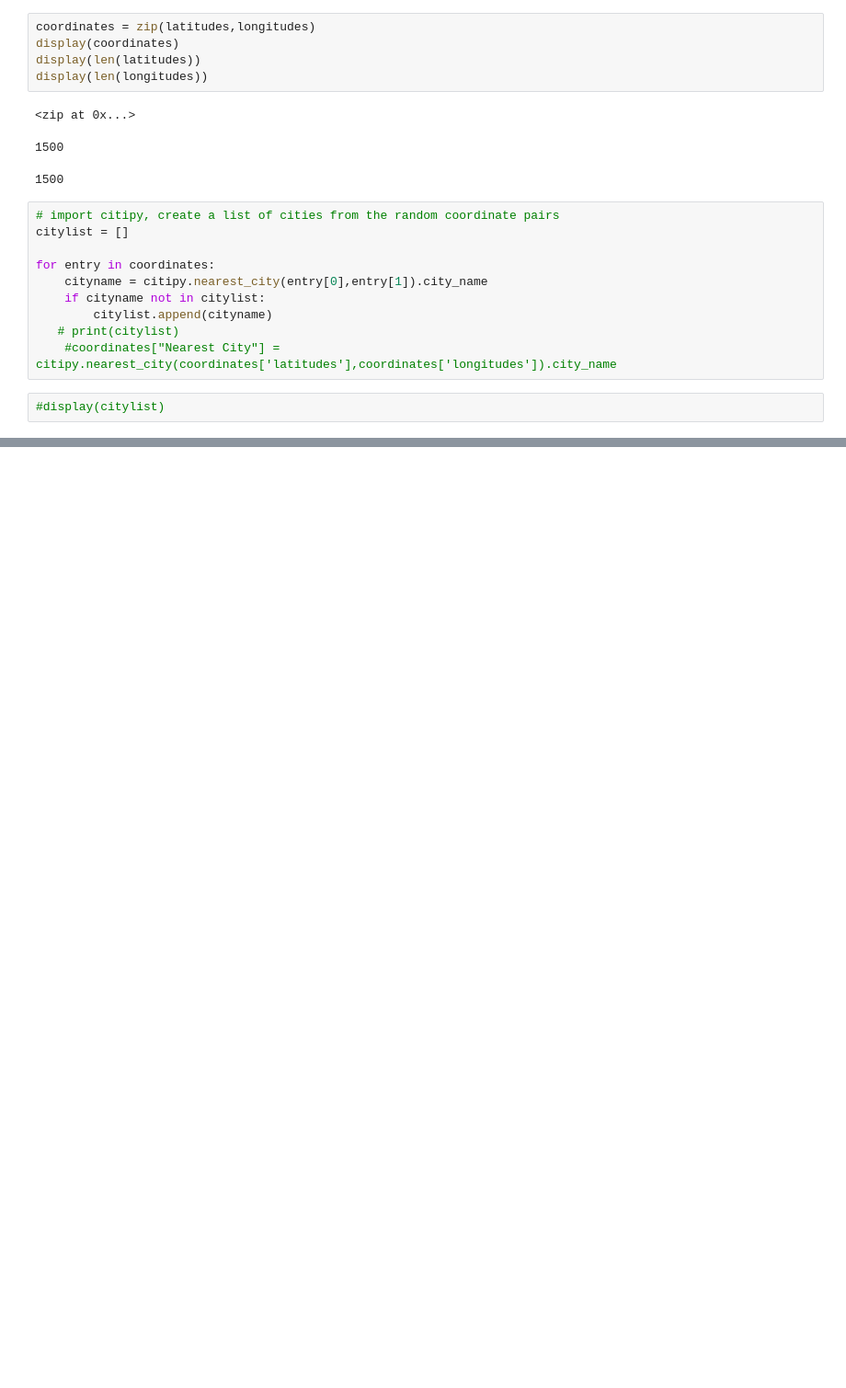
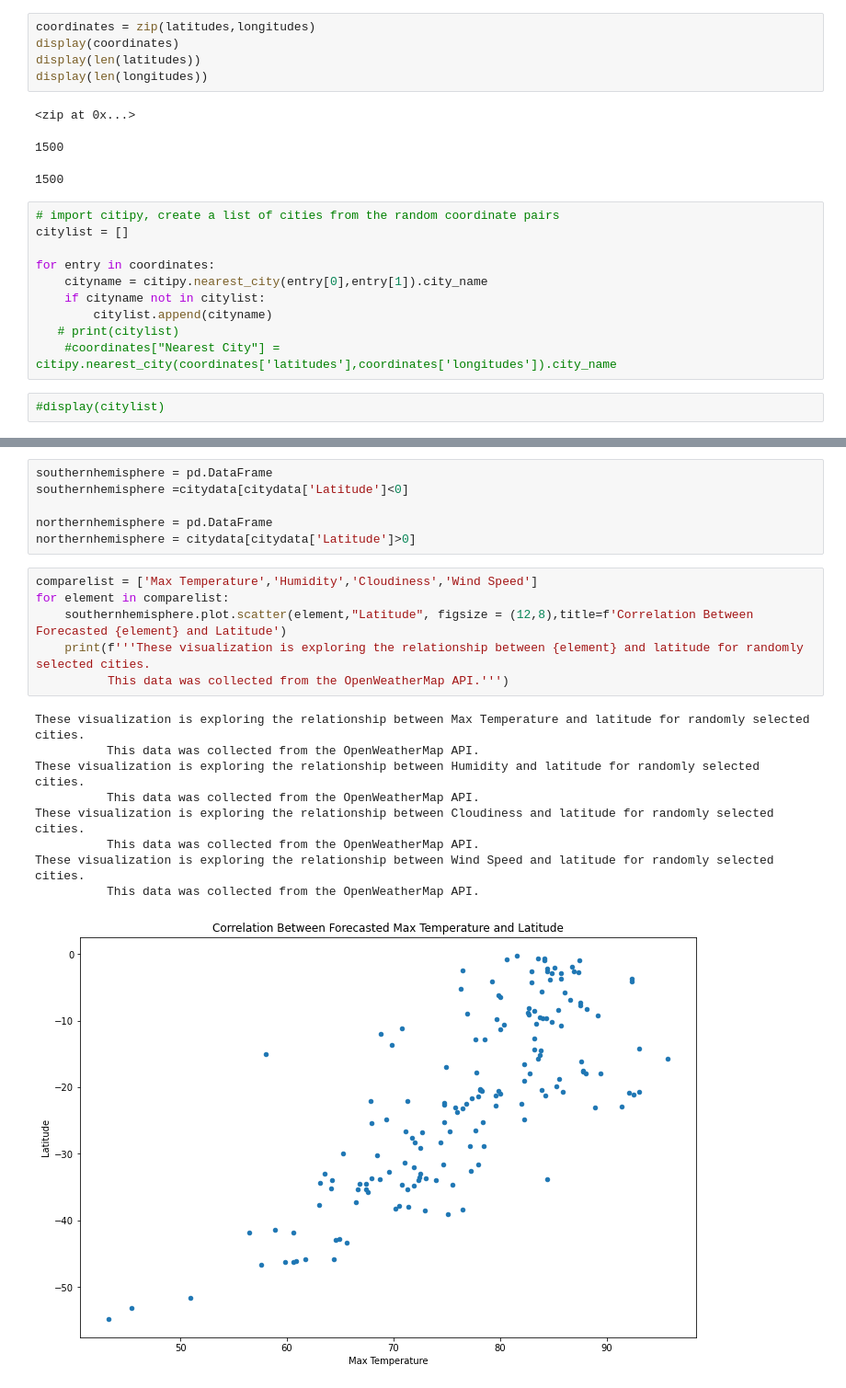
Before and after one commit to bakerv/API-Challenge, a Jupyter notebook: WeatherPy/main.ipynb, the cells around one changed output, grey strips where cells are left out. Shown: that part at 92% size. Cells and saved outputs as stored; diff of their text form; blank space fills up the shorter version.

```diff
--- a/WeatherPy/main.ipynb
+++ b/WeatherPy/main.ipynb
@@ -88,0 +228,22 @@ NameError: name 'append_value' is not defined
+# %%
+southernhemisphere = pd.DataFrame
+southernhemisphere =citydata[citydata['Latitude']<0]
+
+northernhemisphere = pd.DataFrame
+northernhemisphere = citydata[citydata['Latitude']>0]
+# %%
+comparelist = ['Max Temperature','Humidity','Cloudiness','Wind Speed']
+for element in comparelist:
+    southernhemisphere.plot.scatter(element,"Latitude", figsize = (12,8),title=f'Correlation Between Forecasted {element} and Latitude')
+    print(f'''These visualization is exploring the relationship between {element} and latitude for randomly selected cities.
+          This data was collected from the OpenWeatherMap API.''')
+# %% [output]
+These visualization is exploring the relationship between Max Temperature and latitude for randomly selected cities.
+          This data was collected from the OpenWeatherMap API.
+These visualization is exploring the relationship between Humidity and latitude for randomly selected cities.
+          This data was collected from the OpenWeatherMap API.
+These visualization is exploring the relationship between Cloudiness and latitude for randomly selected cities.
+          This data was collected from the OpenWeatherMap API.
+These visualization is exploring the relationship between Wind Speed and latitude for randomly selected cities.
+          This data was collected from the OpenWeatherMap API.
+[figure, added]
```
Also changed, not shown: parts of 11 cells of this notebook, 2 other files.
